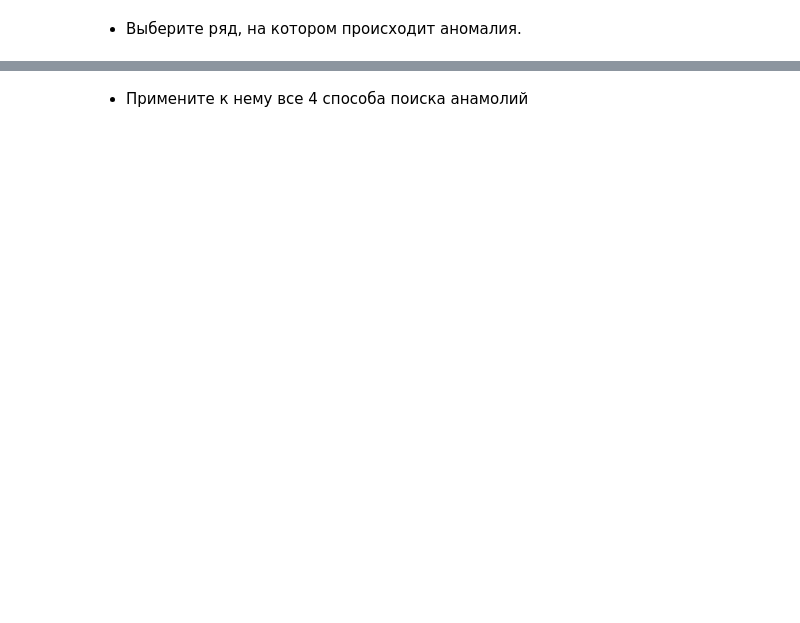
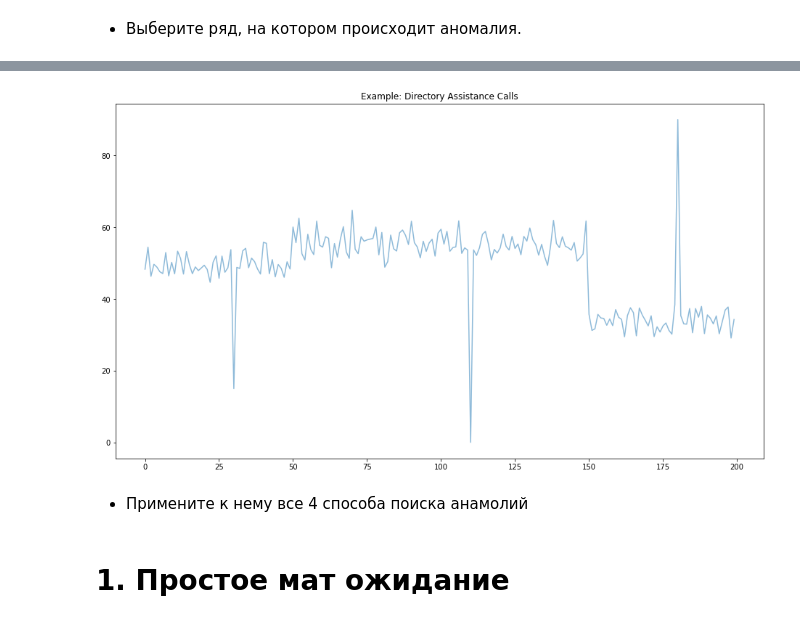
Before and after one commit to HeliosBI/AMLHW15_timeline_anomally, a Jupyter notebook: AMLHW15.ipynb, the cells around one changed output, grey strips where cells are left out. Saved outputs shown, nothing was run; the diff lists cells and outputs as text; code cells hidden in the pictures; blank space fills up the shorter version.

```diff
--- a/AMLHW15.ipynb
+++ b/AMLHW15.ipynb
@@ -9,2 +26,11 @@ import numpy as np
+# %%
+signal_1 = [350,339,351,364,369,331,331,340,346,341,20,398,381,367,383,375,353,361,375,371,373,366,382,429,406,403,429,425,427,409,402,409,419,404,429,463,428,449,444,467,474,463,432,453,462,456,474,514,489,475,492,525,527,533,800,522,526,513,564,599,572,587,599,601,611,620,579,582,592,581,630,663,638,631,645,682,601,595,521,521,516,496,538,575,537,534,542,538,547,540,526,548,555,545,594,643,625,616,640,625,637,634,621,641,654,649,662,699,672,704,700,711,715,718,652,664,695,704,180,772,716,712,732,755,761,748,748,750,744,731,782,810,777,816,840,868,872,811,810,762,634,626,649,697,657,549,162,177,175,162,161,165,170,172,178,186,178,178,189,205,202,185,193,200,196,204,206,227,225,217,219,236,253,213,205,210,216,218,235,241]
+plt.plot(signal, alpha = 0.5)
+plt.title('Example: Directory Assistance Calls')
+plt.show()
+# %% [output]
+[figure, added]
 # %% [markdown]
 - Примените к нему все 4 способа поиска анамолий
+# %% [markdown]
+# 1. Простое мат ожидание
```
Also changed, not shown: parts of 16 cells of this notebook.
